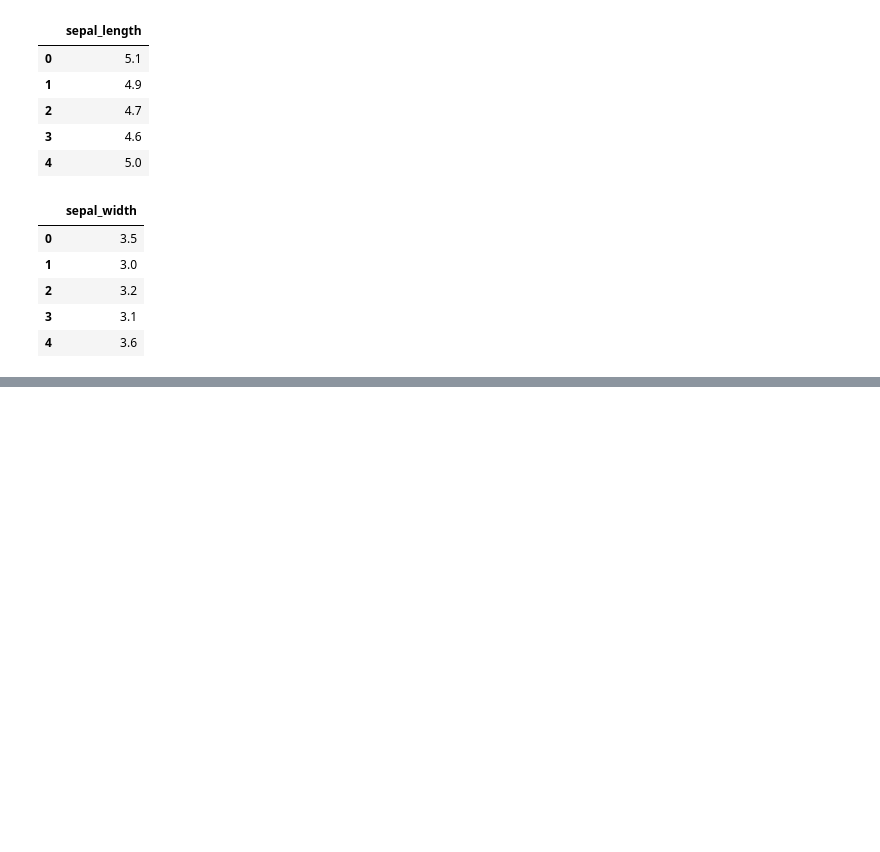
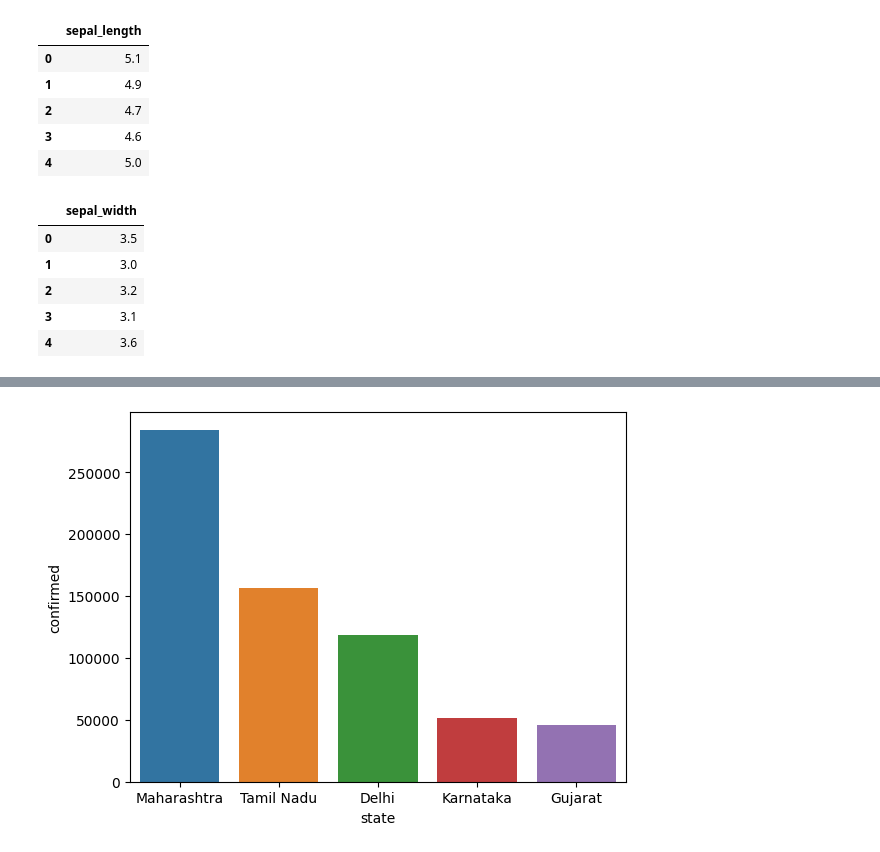
Before and after one commit to RamnathNishad/Tavant_AIML_Batch1, a Jupyter notebook: Session Demos/ML_using_ScikitLearn_Batch1.ipynb, the cells around one changed output, grey strips where cells are left out. Saved outputs shown, nothing was run; the diff lists cells and outputs as text; code cells hidden in the pictures; blank space fills up the shorter version.

```diff
--- a/Session Demos/ML_using_ScikitLearn_Batch1.ipynb
+++ b/Session Demos/ML_using_ScikitLearn_Batch1.ipynb
@@ -146,0 +243,7 @@ mean_squared_error(y_test, y_pred)
+# %%
+# keeping only the required column
+df=df[['Date','State/UnionTerritory','Cured','Deaths','Confirmed']]
+
+# renaming column names
+df.columns=['date','state','cured','deaths','confirmed']
+df.head()
@@ -146,0 +266,4 @@ mean_squared_error(y_test, y_pred)
+# %%
+# some date to plot confirmed cases
+today=df[df.date=='2020-07-17']
+today
@@ -146,0 +288,4 @@ mean_squared_error(y_test, y_pred)
+# %%
+#Sorting data w. r. t. number of confirmed cases
+max_confirmed_cases =today.sort_values(by='confirmed',ascending=False)
+max_confirmed_cases
@@ -146,0 +310,4 @@ mean_squared_error(y_test, y_pred)
+# %%
+# Getting states with maximum number of confirmed cases
+top_states_confirmed =max_confirmed_cases[0:5]
+top_states_confirmed
@@ -146,0 +321,6 @@ mean_squared_error(y_test, y_pred)
+# %%
+# Making bar-plot for state with top confirmed cases
+sns.barplot(x='state',y='confirmed',data=top_states_confirmed,hue='state')
+plt.show()
+# %% [output]
+[figure, added]
```
Also changed, not shown: parts of 20 cells of this notebook.
